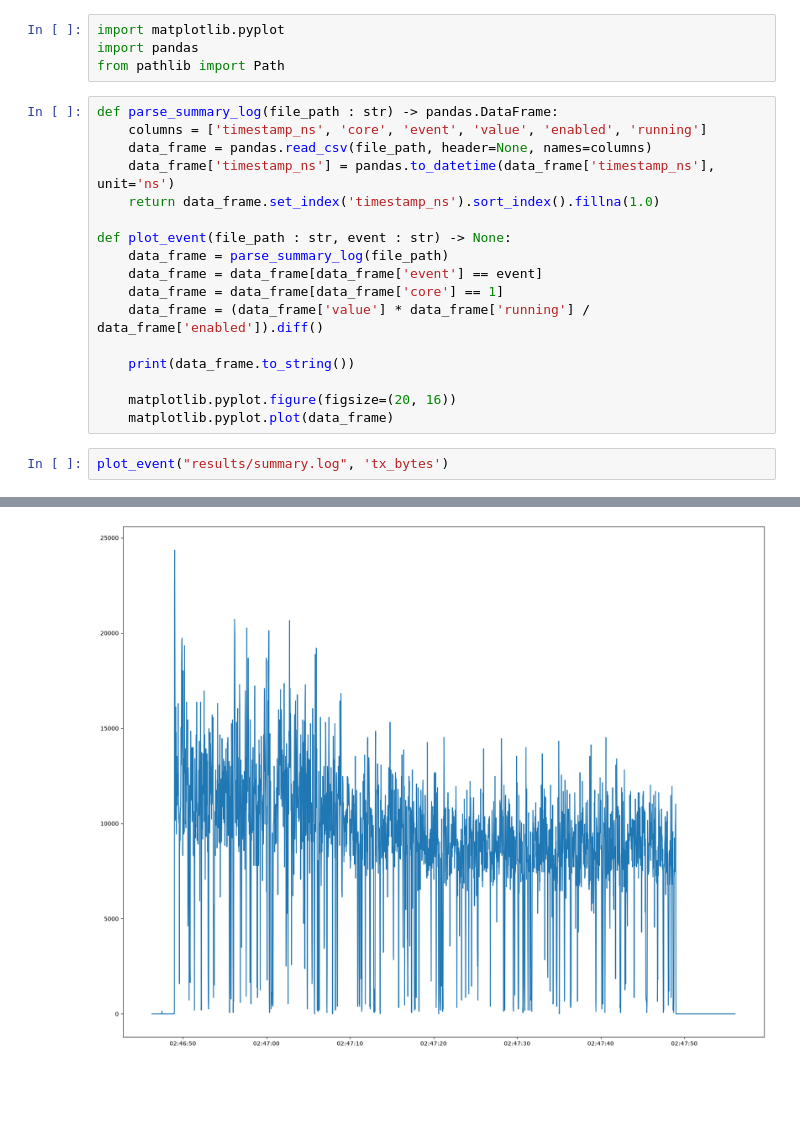
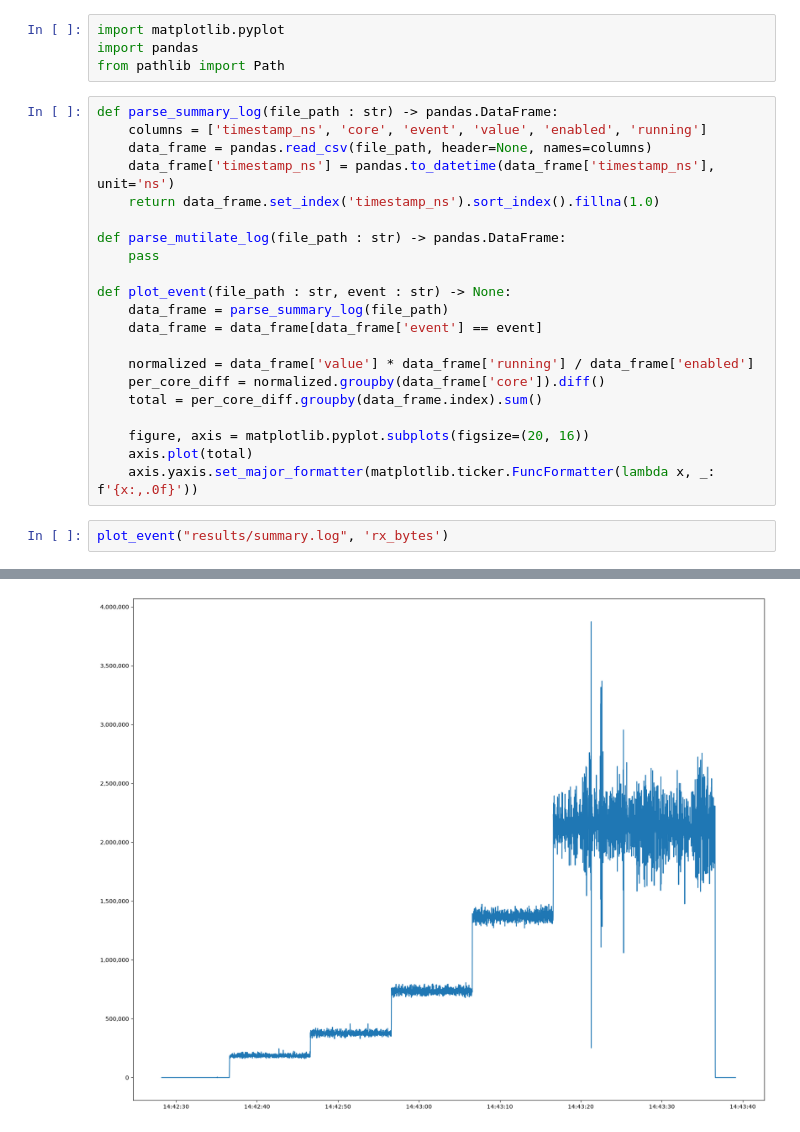
Before and after one commit to m-sef/ebpf-probe, a Jupyter notebook: exp/mutilate_increasing_qps/graph.ipynb, the cells around one changed output, grey strips where cells are left out. Drawn from its saved outputs; the diff is of its cells as text; blank space fills up the shorter version.

Commit message:
Graph and README tweaks

```diff
--- a/exp/mutilate_increasing_qps/graph.ipynb
+++ b/exp/mutilate_increasing_qps/graph.ipynb
@@ -9,16 +9,20 @@ def parse_summary_log(file_path : str) -> pandas.DataFrame:
     data_frame['timestamp_ns'] = pandas.to_datetime(data_frame['timestamp_ns'], unit='ns')
     return data_frame.set_index('timestamp_ns').sort_index().fillna(1.0)
 
+def parse_mutilate_log(file_path : str) -> pandas.DataFrame:
+    pass
+
 def plot_event(file_path : str, event : str) -> None:
     data_frame = parse_summary_log(file_path)
     data_frame = data_frame[data_frame['event'] == event]
-    data_frame = data_frame[data_frame['core'] == 1]
-    data_frame = (data_frame['value'] * data_frame['running'] / data_frame['enabled']).diff()
 
-    print(data_frame.to_string())
+    normalized = data_frame['value'] * data_frame['running'] / data_frame['enabled']
+    per_core_diff = normalized.groupby(data_frame['core']).diff()
+    total = per_core_diff.groupby(data_frame.index).sum()
 
-    matplotlib.pyplot.figure(figsize=(20, 16))
-    matplotlib.pyplot.plot(data_frame)
+    figure, axis = matplotlib.pyplot.subplots(figsize=(20, 16))
+    axis.plot(total)
+    axis.yaxis.set_major_formatter(matplotlib.ticker.FuncFormatter(lambda x, _: f'{x:,.0f}'))
 # %%
-plot_event("results/summary.log", 'tx_bytes')
+plot_event("results/summary.log", 'rx_bytes')
 # %% [output]
@@ -42 +29 @@ timestamp_ns
-[figure, old version]
+[figure, new version]
```
Also changed, not shown: parts of 1 cell of this notebook, 2 other files.
